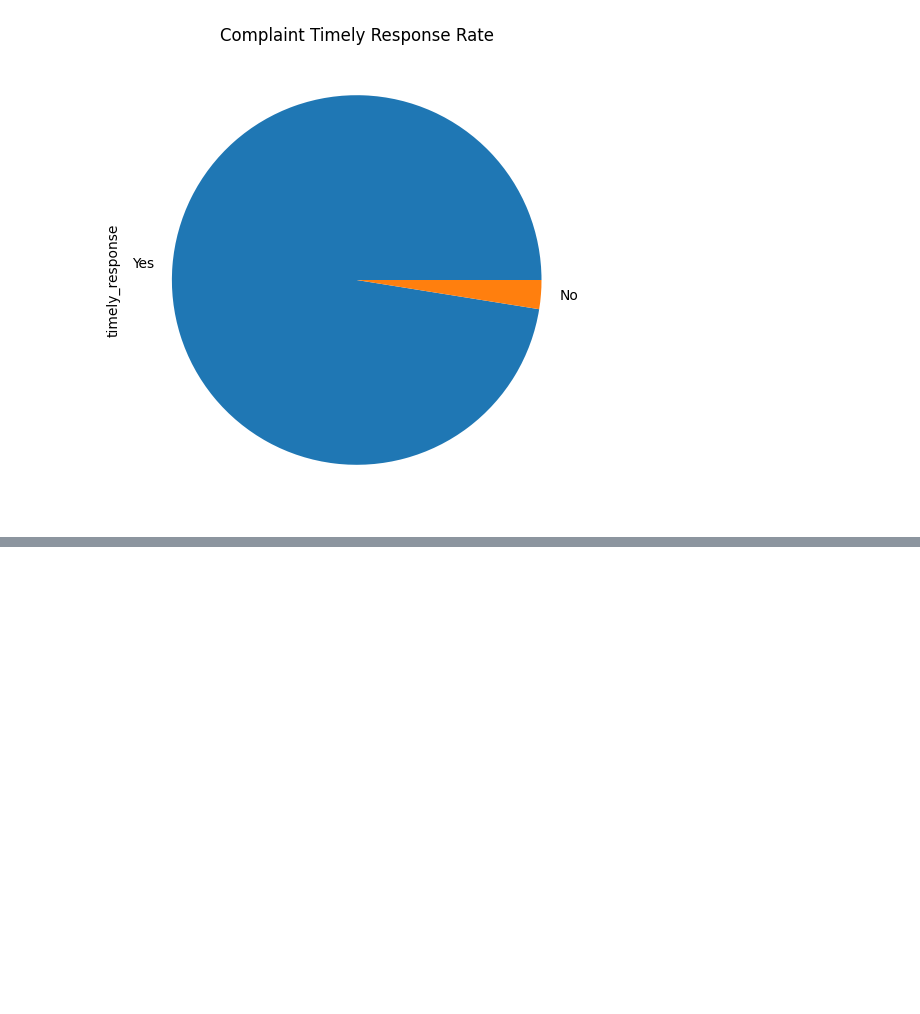
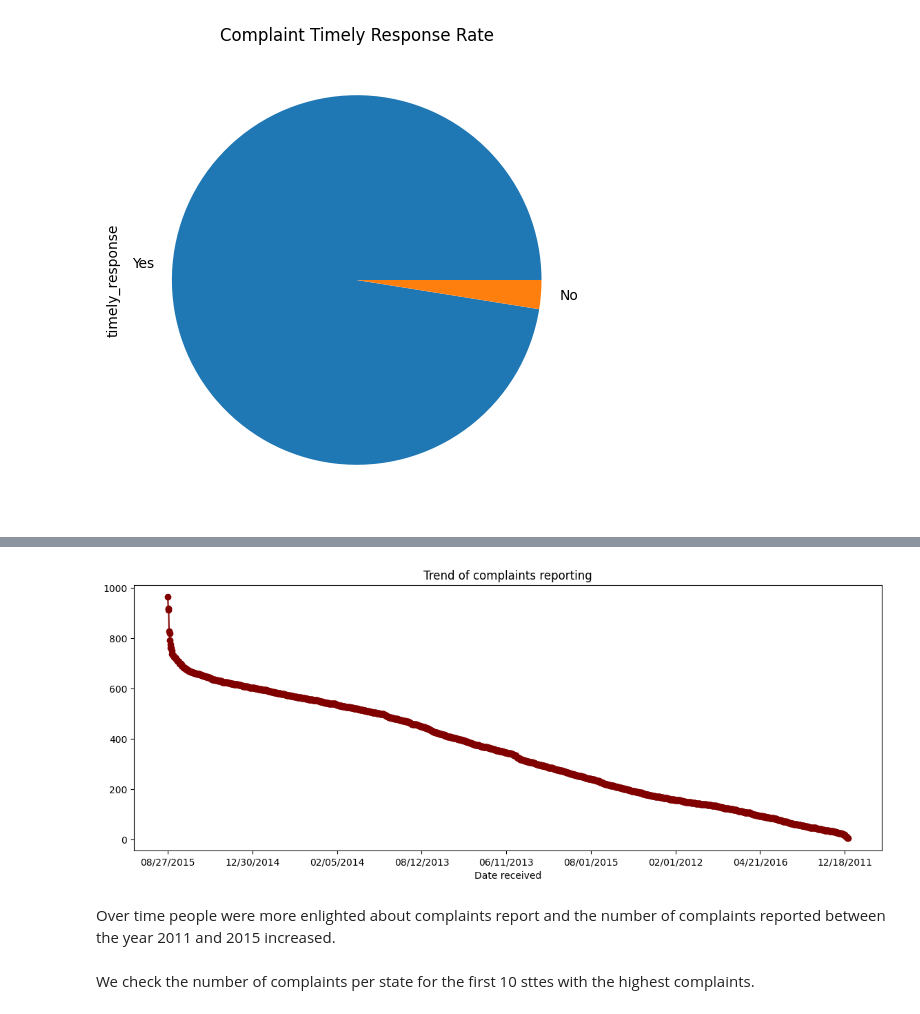
Before and after one commit to puritym8/Python-Data-Analysis, a Jupyter notebook: US_Consumer_Finance_Complaints_Basic_Analysis.ipynb, the cells around one changed output, grey strips where cells are left out. Drawn from its saved outputs; the diff is of its cells as text; code cells hidden in the pictures; blank space fills up the shorter version.

```diff
--- a/US_Consumer_Finance_Complaints_Basic_Analysis.ipynb
+++ b/US_Consumer_Finance_Complaints_Basic_Analysis.ipynb
@@ -338,0 +338,12 @@ Name: product, dtype: int64
+# %%
+plt.figure(figsize = (14,5))
+data['date_received'].value_counts().plot(x='date_received', kind='line', marker='o', color='maroon')
+plt.title('Trend of complaints reporting')
+plt.xlabel('Date received')
+plt.show()
+# %% [output]
+[figure, added]
+# %% [markdown]
+Over time people were more enlighted about complaints report and the number of complaints reported between the year 2011 and 2015 increased.
+# %% [markdown]
+We check the number of complaints per state for the first 10 sttes with the highest complaints.
```
Also changed, not shown: parts of 13 cells of this notebook.
